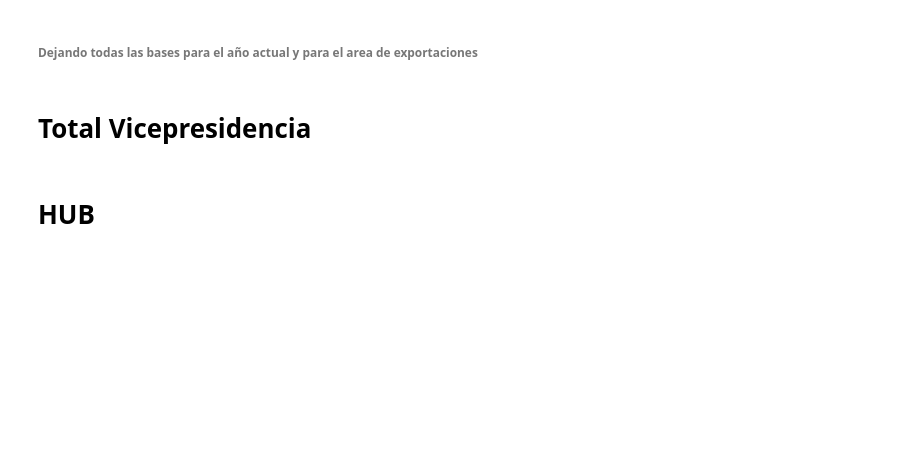
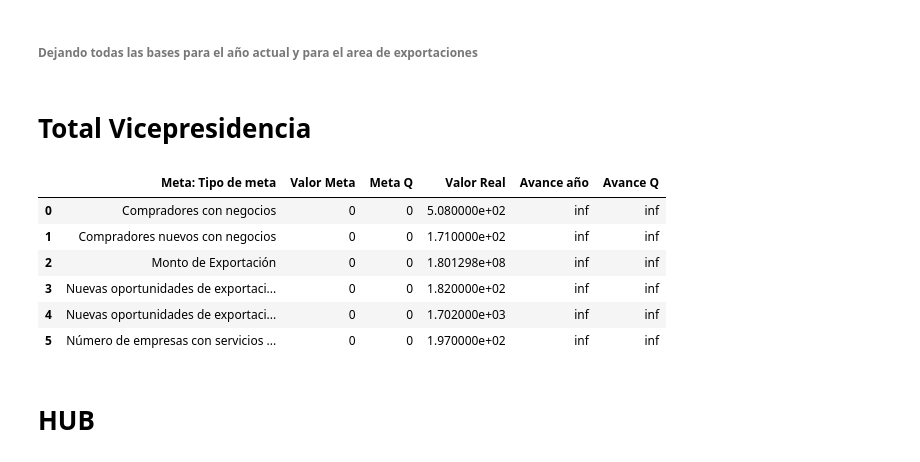
Before and after one commit to juanrinconp/Procolombia, a Jupyter notebook: T.ComoVamos_Export.ipynb, the cells around one changed output. Saved outputs shown, nothing was run; the diff lists cells and outputs as text; code cells hidden in the pictures; blank space fills up the shorter version.

```diff
--- a/T.ComoVamos_Export.ipynb
+++ b/T.ComoVamos_Export.ipynb
@@ -2,6 +2,11 @@
 # Tablero Como vamos
 ## Vicepresidencia de Planeación
 ### Exportaciones
+# %%
+añoactual = 2022
+negociosañoactual = '2022-01-01'
+fechaactual  = '2022-01-31'
+trimestre = 1
 # %%
 import pandas as pd
 import numpy as np
@@ -71,4 +72,5 @@ Oportunidades = pd.read_excel(pathout + 'Oportunidades.xlsx')
 # %%
 ENacionales = pd.read_excel(pathout + 'Empresas_nacionales.xlsx')
 # %%
-ENacionales=pd.read_csv(pathout + 'Empresas_nacionales_Datos_completos_data.csv', delimiter= ';' , error_bad_lines=False)
+#ENacionales=pd.read_csv(pathout + 'Empresas_nacionales_Datos_completos_data.csv', delimiter= ';' , error_bad_lines=False)
+#os.remove(pathout + "Empresas_nacionales_Datos_completos_data.csv")
@@ -83,11 +83,11 @@ Oportunidades.loc[Oportunidades['E_Localización_TurqenEsp'] == 'Venezuela', 'E_
 ENacionales.loc[ENacionales['Oficina responsable exterior'] == 'Venezuela', 'Oficina responsable exterior'] = 'Argentina'
 
 #Turquia - España
-Metas.loc[Metas['Meta: Mercado'] == 'Turquía', 'Meta: Mercado'] = 'España'
-Negocios.loc[Negocios['Logro: Oficina Comercial'] == 'Turquía', 'Logro: Oficina Comercial'] = 'España'
-Oportunidades.loc[Oportunidades['E_Localización_TurqenEsp'] == 'Turquía', 'E_Localización_TurqenEsp'] = 'España'
-Oportunidades.loc[Oportunidades['Oportunidad: Oficina comercial'] == 'Turquía', 'Oportunidad: Oficina comercial'] = 'España'
-ENacionales.loc[ENacionales['Oficina responsable exterior'] == 'Turquía', 'Oficina responsable exterior'] = 'España'
+#Metas.loc[Metas['Meta: Mercado'] == 'Turquía', 'Meta: Mercado'] = 'Reino Unido'
+#Negocios.loc[Negocios['Logro: Oficina Comercial'] == 'Turquía', 'Logro: Oficina Comercial'] = 'Reino Unido'
+#Oportunidades.loc[Oportunidades['E_Localización_TurqenEsp'] == 'Turquía', 'E_Localización_TurqenEsp'] = 'Reino Unido'
+#Oportunidades.loc[Oportunidades['Oportunidad: Oficina comercial'] == 'Turquía', 'Oportunidad: Oficina comercial'] = 'Reino Unido'
+#ENacionales.loc[ENacionales['Oficina responsable exterior'] == 'Turquía', 'Oficina responsable exterior'] = 'Reino Unido'
 
 #Arreglando nombres de AP, Metalmecanica y SistemaModa (Habian 2 diferentes)
 
@@ -114,11 +114,18 @@ ENacionales.loc[ENacionales['Responsable exterior'] == 'Tatiana Andrea Cordoba A
 Negocios.loc[Negocios['Logro: Responsable en el Exterior 1'] == 'Tatiana Andrea Cordoba Arteaga', 'Logro: Oficina Comercial'] = 'Emiratos Árabes Unidos'
 
 #HUBR1.loc[HUBR1['Meta: Nombre del propietario'] == 'Tatiana Andrea Cordoba Arteaga']
+
+# Marcela Monroy Hernandez
+
+Metas.loc[Metas['Meta: Nombre del propietario'] == 'Marcela Monroy Hernandez', 'Meta: Oficina'] = 'Reino Unido'
+Metas.loc[Metas['Meta: Nombre del propietario'] == 'Marcela Monroy Hernandez', 'Meta: Mercado'] = 'Reino Unido'
+
+Oportunidades.loc[Oportunidades['Oportunidad: Responsable en el exterior 1'] == 'Marcela Monroy Hernandez', 'Oportunidad: Oficina comercial'] = 'Reino Unido'
+Oportunidades.loc[Oportunidades['Oportunidad: Responsable en el exterior 1'] == 'Marcela Monroy Hernandez', 'E_Localización_TurqenEsp'] = 'Reino Unido'
+
+ENacionales.loc[ENacionales['Responsable exterior'] == 'Marcela Monroy Hernandez', 'Oficina responsable exterior'] = 'Reino Unido'
+
+Negocios.loc[Negocios['Logro: Responsable en el Exterior 1'] == 'Marcela Monroy Hernandez', 'Logro: Oficina Comercial'] = 'Reino Unido'
-# %%
-añoactual = 2021
-negociosañoactual = '2021-01-01'
-fechaactual  = '2021-11-04'
-trimestre = 4
 # %% [markdown]
 ###### Dejando todas las bases para el año actual y para  el area de exportaciones
 # %%
@@ -307,6 +314,16 @@ TotalVP['Avance año'] = (TotalVP['Valor Real']/TotalVP['Valor Meta'])*100
 TotalVP['Avance Q'] = (TotalVP['Valor Real']/TotalVP['Meta Q'])*100
 
 #TotalVP
+# %%
+TotalVP
+# %% [output]
+|  | Meta: Tipo de meta | Valor Meta | Meta Q | Valor Real | Avance año | Avance Q |
+| 0 | Compradores con negocios | 0 | 0 | 5.080000e+02 | inf | inf |
+| 1 | Compradores nuevos con negocios | 0 | 0 | 1.710000e+02 | inf | inf |
+| 2 | Monto de Exportación | 0 | 0 | 1.801298e+08 | inf | inf |
+| 3 | Nuevas oportunidades de exportaci... | 0 | 0 | 1.820000e+02 | inf | inf |
+| 4 | Nuevas oportunidades de exportaci... | 0 | 0 | 1.702000e+03 | inf | inf |
+| 5 | Número de empresas con servicios ... | 0 | 0 | 1.970000e+02 | inf | inf |
 # %%
 writer = pd.ExcelWriter('Insumos Tablero Como Vamos.xlsx')
 TotalVP.to_excel(writer , 'Total Vicepresidencia')
```
Also changed, not shown: parts of 24 cells of this notebook.
